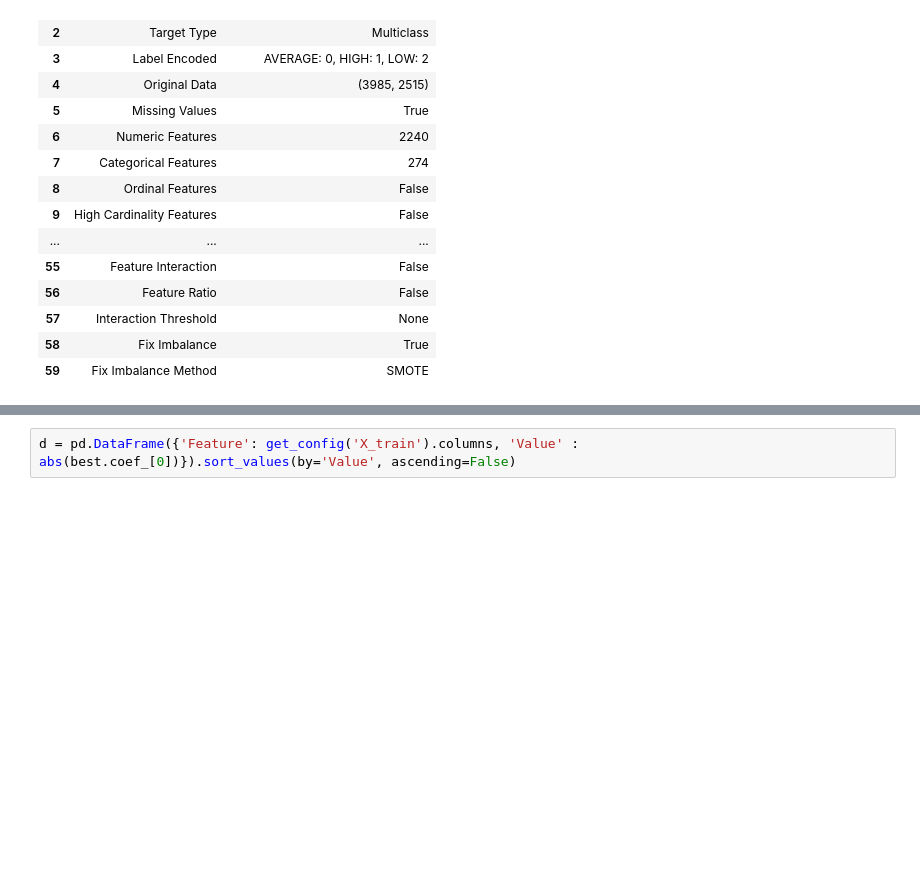
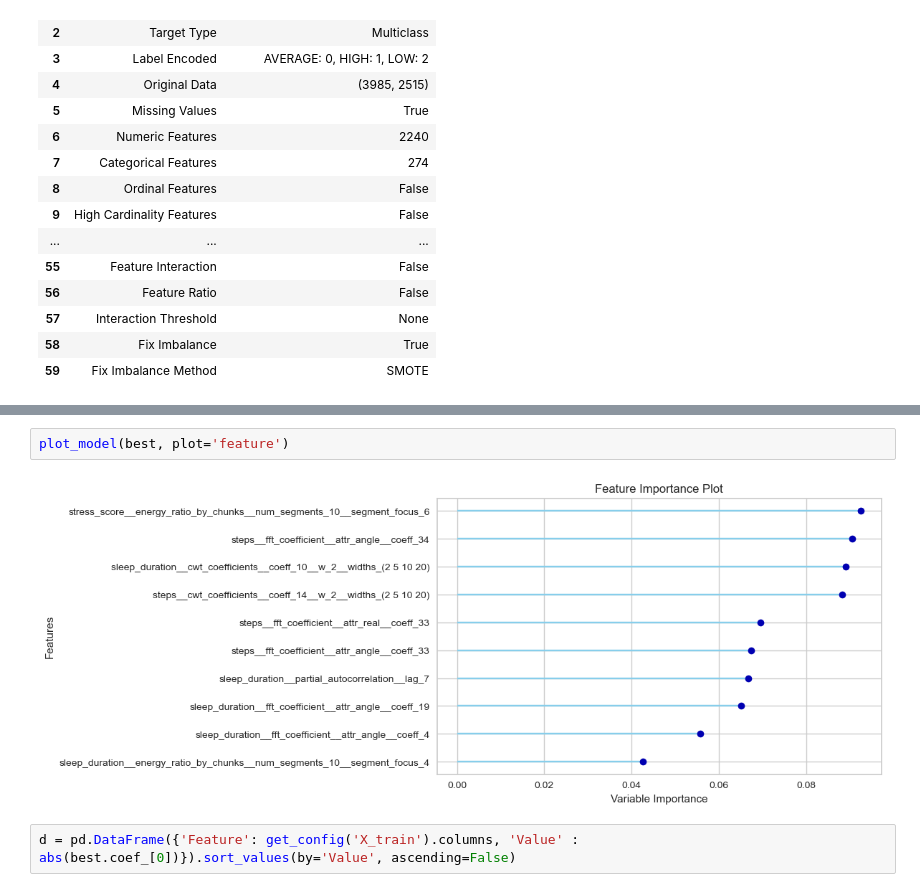
Before and after one commit to kcristinaa/RAIS-miniproject, a Jupyter notebook: notebooks_ml_models/predict_agreeableness.ipynb, the cells around one changed output, grey strips where cells are left out. Drawn from its saved outputs; the diff is of its cells as text; blank space fills up the shorter version.

```diff
--- a/notebooks_ml_models/predict_agreeableness.ipynb
+++ b/notebooks_ml_models/predict_agreeableness.ipynb
@@ -208,3 +212,7 @@ best = compare_models(sort = '%s'%metric) # change to F1 and AUC
+# %%
+plot_model(best, plot='feature')
+# %% [output]
+[figure, added]
 # %%
 d = pd.DataFrame({'Feature': get_config('X_train').columns, 'Value' : abs(best.coef_[0])}).sort_values(by='Value', ascending=False)
 # %% [output]
```
Also changed, not shown: parts of 4 cells of this notebook, 6 other files.
